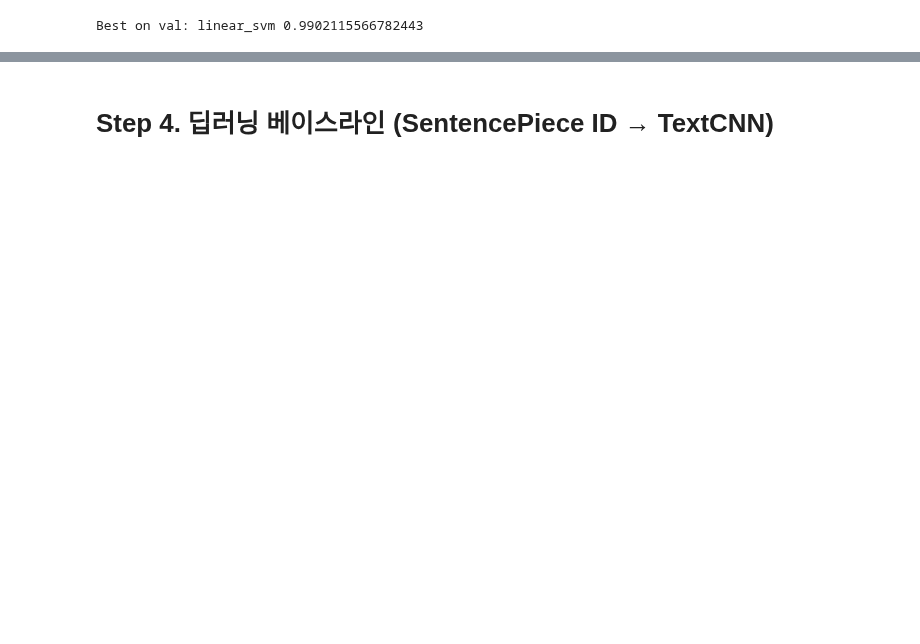
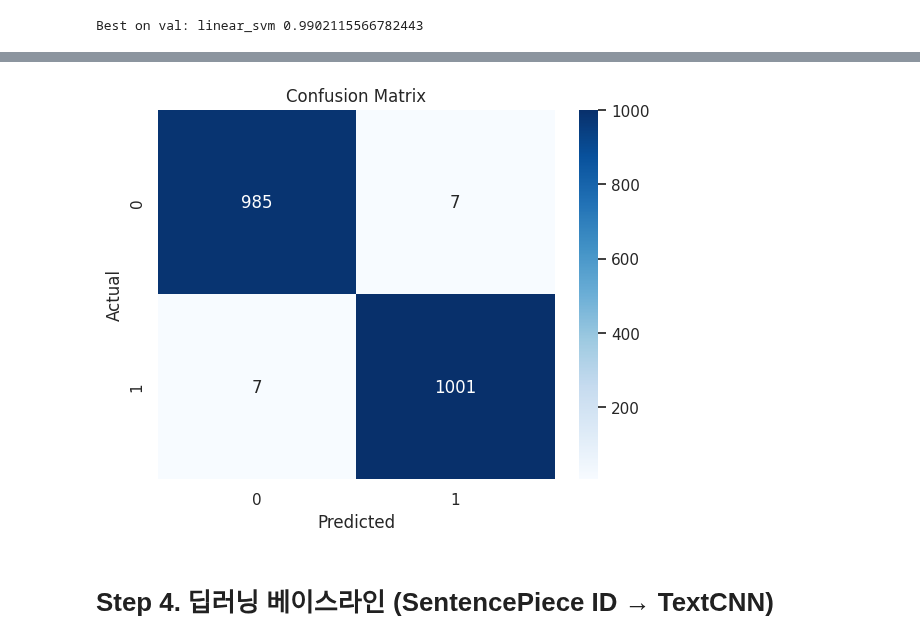
Before and after one commit to nockchun/rsnet, a Jupyter notebook: lecture_source/colab/401_enron_spam.ipynb, the cells around one changed output, grey strips where cells are left out. Saved outputs shown, nothing was run; the diff lists cells and outputs as text; code cells hidden in the pictures; blank space fills up the shorter version.

```diff
--- a/lecture_source/colab/401_enron_spam.ipynb
+++ b/lecture_source/colab/401_enron_spam.ipynb
@@ -297,5 +305,10 @@ print(classification_report(test_df["label"].astype(int).tolist(), pred_test, di
 # %%
 # 3-5) 혼동행렬 저장
-cm = confusion_matrix(test_df["label"].astype(int).tolist(), pred_test)
-pd.DataFrame(cm, index=["ham(0)","spam(1)"], columns=["pred_ham(0)","pred_spam(1)"])\
-  .to_csv(OUT_DIR/"cm_tfidf_best.csv")
+cm = confusion_matrix(df_test["label"].astype(int).tolist(), pred_test)
+sns.heatmap(cm, annot=True, fmt='d', cmap='Blues', xticklabels=[0, 1], yticklabels=[0, 1])
+plt.xlabel("Predicted")
+plt.ylabel("Actual")
+plt.title("Confusion Matrix")
+plt.show()
+# %% [output]
+[figure, added]
```
Also changed, not shown: parts of 13 cells of this notebook, 4 other files.
